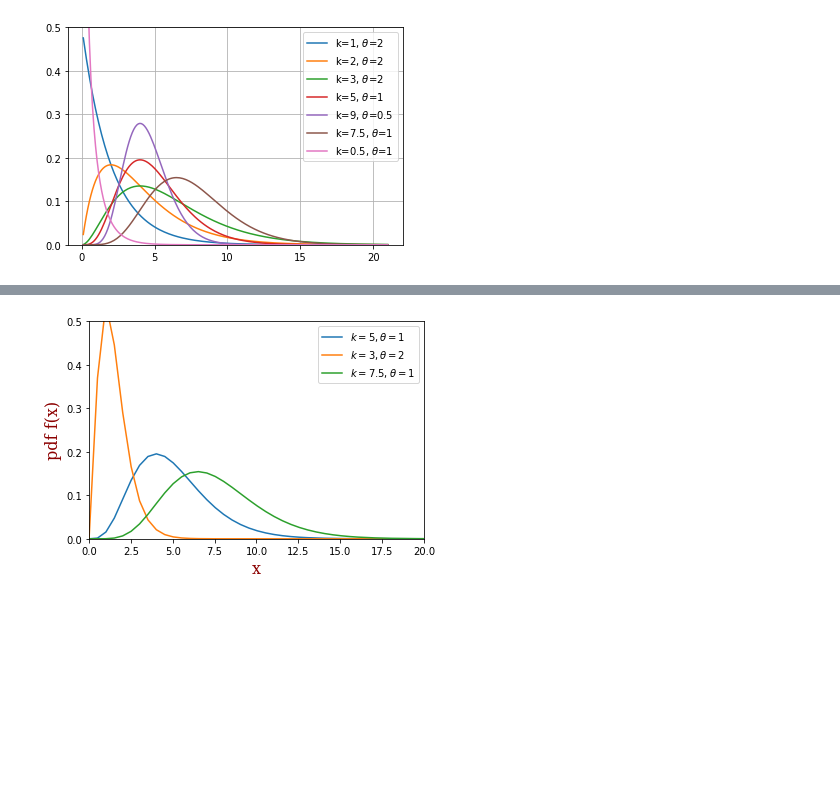
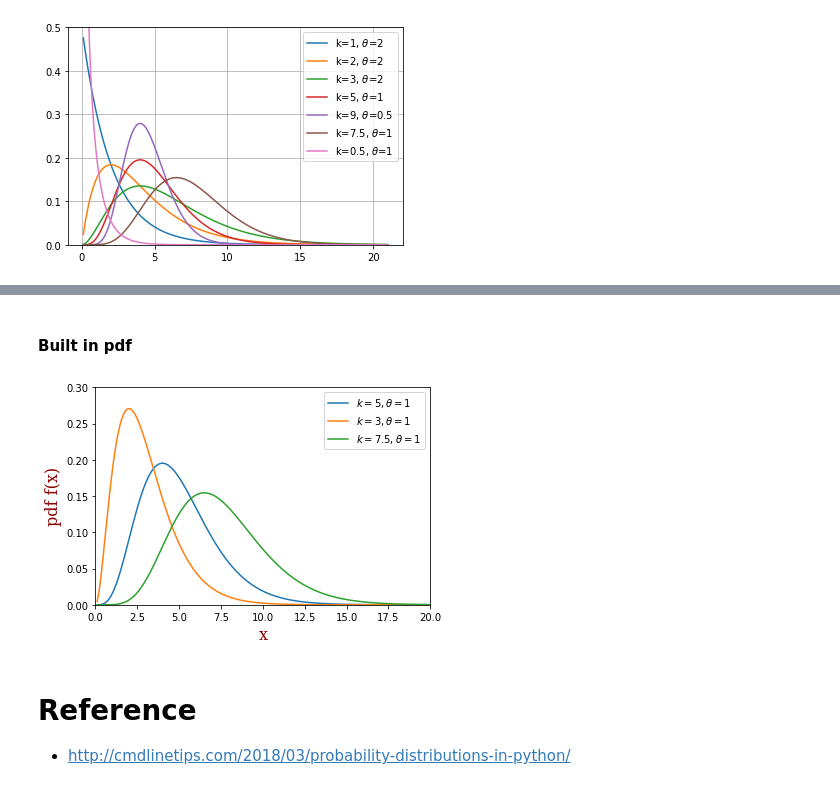
Before and after one commit to ComplicatedPhenomenon/IPython_training, a Jupyter notebook: SciPy/scipy/statisticalPackage.ipynb, the cells around one changed output, grey strips where cells are left out. Drawn from its saved outputs; the diff is of its cells as text; code cells hidden in the pictures; blank space fills up the shorter version.

```diff
--- a/SciPy/scipy/statisticalPackage.ipynb
+++ b/SciPy/scipy/statisticalPackage.ipynb
@@ -543,25 +525,30 @@ py.iplot_mpl(mpl_fig1, filename='Gamma Distribution')
+# %% [markdown]
+#### Built in pdf
 # %%
 font = {'family': 'serif',
         'color':  'darkred',
         'weight': 'normal',
         'size': 16,
         }
 
-x = np.linspace (0, 100, 200)
+x = np.linspace (0.1, 21, 200)
 y1 = stats.gamma.pdf(x, a=5, scale=1) # a = k, scale = 1/ theta
-y2 = stats.gamma.pdf(x, a=3, scale=0.5)
+y2 = stats.gamma.pdf(x, a=3, scale=1)
 y3 = stats.gamma.pdf(x, a=7.5, scale=1)
 
 plt.plot(x, y1, label=(r'$k=5, \theta=1$'))
-plt.plot(x, y2, label=(r'$k=3, \theta=2$'))
+plt.plot(x, y2, label=(r'$k=3, \theta=1$'))
 plt.plot(x, y3, label=(r'$k=7.5, \theta=1$'))
 
 plt.xlabel("x",fontdict = font)
 plt.ylabel("pdf f(x)",fontdict = font)
 plt.legend()
 
-plt.ylim([0,0.5])
+plt.ylim([0,0.3])
 plt.xlim([0,20])
 plt.show()
 # %% [output]
-[figure, old version]
+[figure, new version]
+# %% [markdown]
+# Reference
+* http://cmdlinetips.com/2018/03/probability-distributions-in-python/
```
Also changed, not shown: parts of 47 cells of this notebook, 4 other files.
